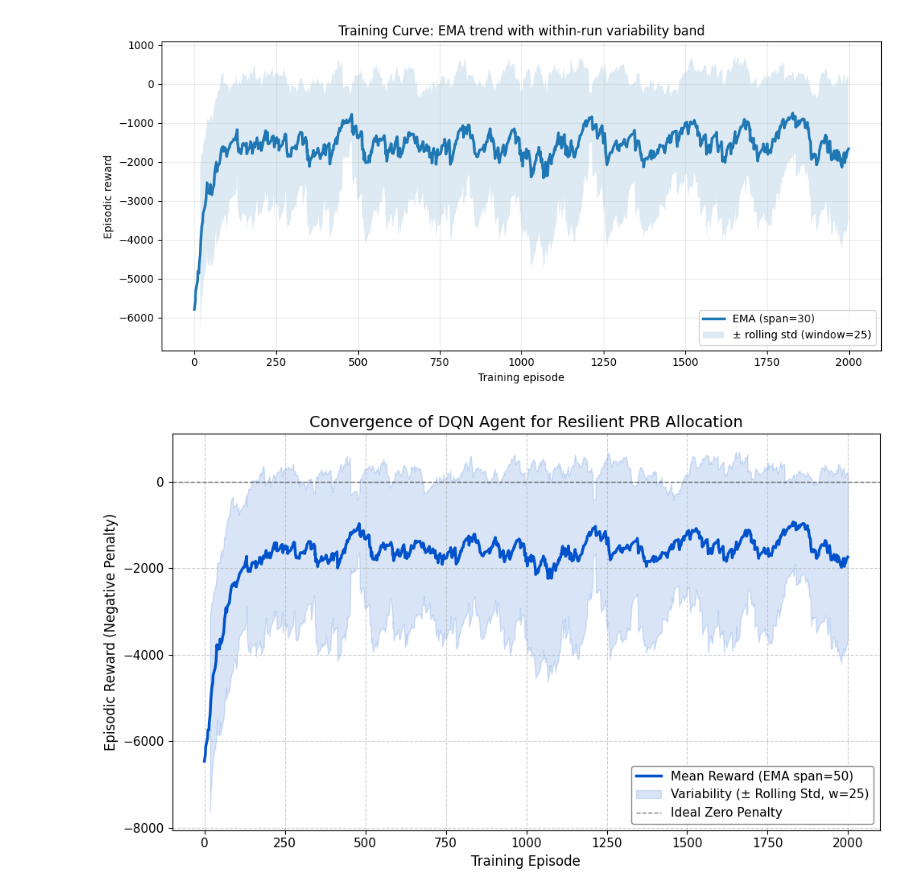
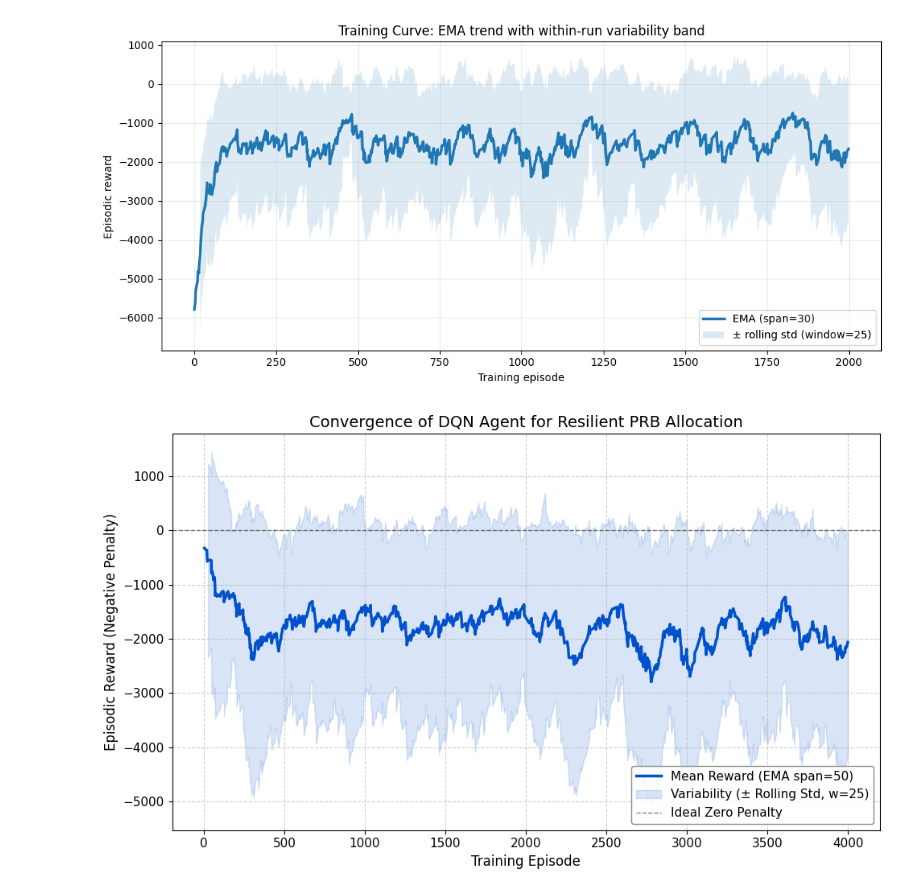
Before and after one commit to ElaheDlv/Resilient_PRB_allocation, a Jupyter notebook: backend/notebooks/Resilient_validation/validation_22jan.ipynb, the cells around one changed output. Saved outputs shown, nothing was run; the diff lists cells and outputs as text; code cells hidden in the pictures.

Commit message:
some change in the plots

```diff
--- a/backend/notebooks/Resilient_validation/validation_22jan.ipynb
+++ b/backend/notebooks/Resilient_validation/validation_22jan.ipynb
@@ -890,7 +4671,9 @@ import matplotlib.pyplot as plt
 from pathlib import Path
 
 # --- Load Data ---
-csv_path = Path("../../tb_logs/20260121_125953_resdqn_lr0.0001_gamma0.99_eps1.0-0.05_batch64_buffer100000_total18.csv")
+#csv_path = Path("../../tb_logs/20260121_125953_resdqn_lr0.0001_gamma0.99_eps1.0-0.05_batch64_buffer100000_total18.csv")
+
+csv_path = Path("../../tb_logs/20260122_212457_resdqn_lr0.0001_gamma0.99_eps1.0-0.05_batch64_buffer100000_total18.csv")
 df = pd.read_csv(csv_path).copy()
 
 df = df.rename(columns={"Wall time": "wall_time", "Step": "step", "Value": "reward"})
@@ -907,7 +4690,7 @@ x = np.arange(len(df)) if use_episode_index else df["step"].to_numpy()
 
 # --- Data Smoothing ---
 # 1. Clip extreme outliers (bottom 1%) to remove startup noise while keeping failures visible
-q_low = df["reward"].quantile(0.01)
+q_low = df["reward"].quantile(0.02)
 r = df["reward"].clip(lower=q_low)
 
 # 2. EMA Trend
@@ -936,31 +4719,31 @@ plt.figure(figsize=(10, 6))
 
 # Main EMA Line (Thicker for visibility)
 plt.plot(x, ema.to_numpy(), color='#0052cc', linewidth=2.5, label=f"Mean Reward (EMA span={ema_span})")
 
 # Variability Band (Lighter blue)
 plt.fill_between(
     x[valid.to_numpy()],
     (ema[valid] - roll_std[valid]).to_numpy(),
     (ema[valid] + roll_std[valid]).to_numpy(),
     color='#0052cc',
     alpha=0.15,
     label=f"Variability (± Rolling Std, w={band_w})"
 )
 
 # Optional: Add a baseline at 0 (Perfect Score)
 plt.axhline(0, color='black', linestyle='--', linewidth=1, alpha=0.5, label="Ideal Zero Penalty")
 
 # Labels and Title based on your paper context
 plt.xlabel("Training Episode")
 plt.ylabel("Episodic Reward (Negative Penalty)")
 plt.title("Convergence of DQN Agent for Resilient PRB Allocation")
 
 plt.grid(True, linestyle='--', alpha=0.6)
 plt.legend(loc="lower right", frameon=True, framealpha=0.9, edgecolor='gray')
 plt.tight_layout()
 
 # Save high-res for paper
 plt.savefig("training_convergence.pdf", dpi=300)
 plt.show()
 # %% [output]
-[figure, old version]
+[figure, new version]
```
Also changed, not shown: parts of 29 cells of this notebook, 1 other file.
